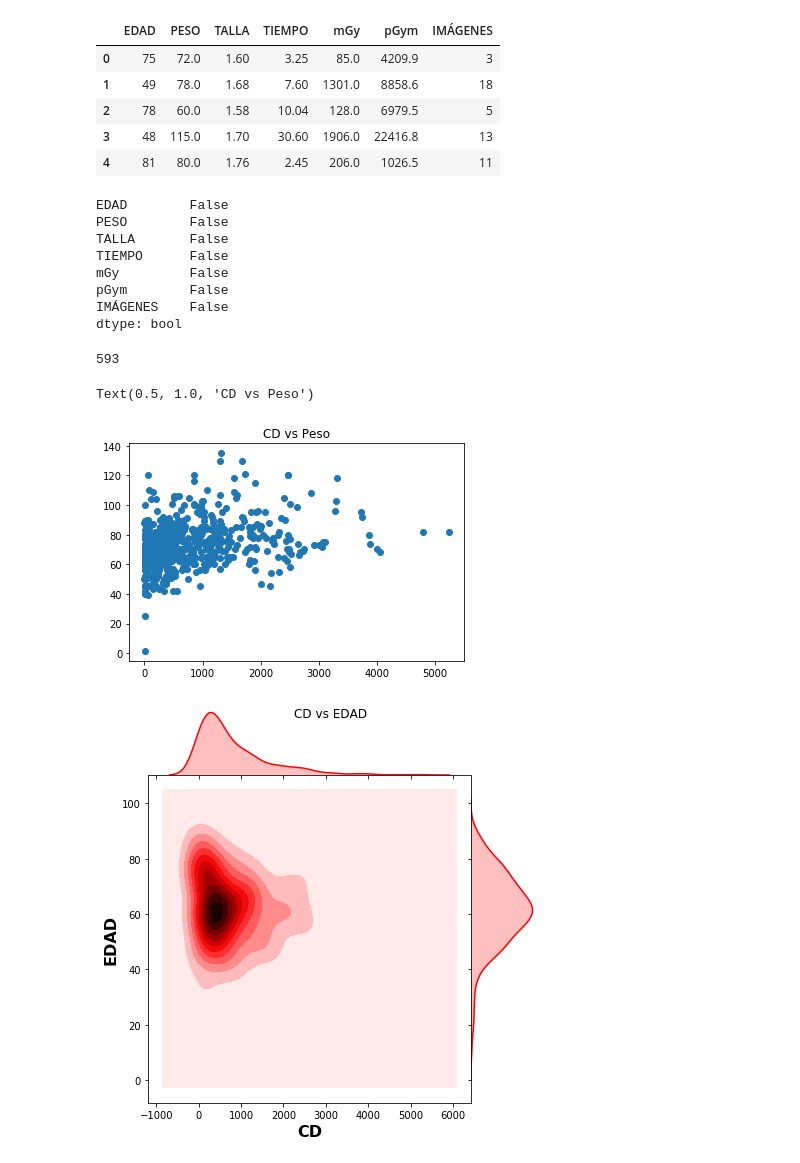
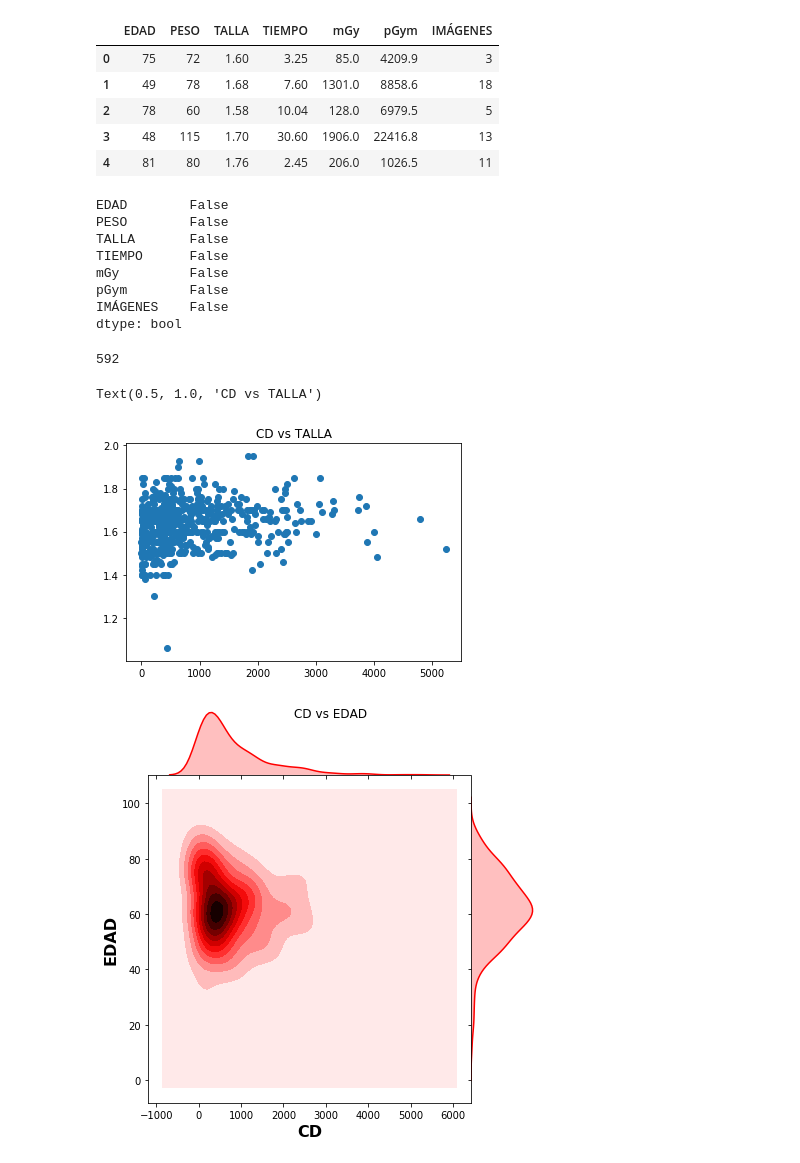
Before and after one commit to igomezv/cardio_dosis, a Jupyter notebook: GraficasCP.ipynb, the cells around one changed output. Drawn from its saved outputs; the diff is of its cells as text; code cells hidden in the pictures.

```diff
--- a/GraficasCP.ipynb
+++ b/GraficasCP.ipynb
@@ -8,7 +8,7 @@ from sklearn.decomposition import PCA
 
 %matplotlib notebook
 # %%
-file = "../cardio_dosis_data/CARDIOLOGIA DF_H.csv"
+file = "../cardio_dosis_data/cardio_clean_clustering_IMC.csv"
 # %%
 data = pd.read_csv(file,
                    usecols={'EDAD','PESO', 'TALLA', 'TIEMPO',
@@ -17,11 +17,11 @@ data = pd.read_csv(file,
 data.head()
 # %% [output]
 |  | EDAD | PESO | TALLA | TIEMPO | mGy | pGym | IMÁGENES |
-| 0 | 75 | 72.0 | 1.60 | 3.25 | 85.0 | 4209.9 | 3 |
-| 1 | 49 | 78.0 | 1.68 | 7.60 | 1301.0 | 8858.6 | 18 |
-| 2 | 78 | 60.0 | 1.58 | 10.04 | 128.0 | 6979.5 | 5 |
-| 3 | 48 | 115.0 | 1.70 | 30.60 | 1906.0 | 22416.8 | 13 |
-| 4 | 81 | 80.0 | 1.76 | 2.45 | 206.0 | 1026.5 | 11 |
+| 0 | 75 | 72 | 1.60 | 3.25 | 85.0 | 4209.9 | 3 |
+| 1 | 49 | 78 | 1.68 | 7.60 | 1301.0 | 8858.6 | 18 |
+| 2 | 78 | 60 | 1.58 | 10.04 | 128.0 | 6979.5 | 5 |
+| 3 | 48 | 115 | 1.70 | 30.60 | 1906.0 | 22416.8 | 13 |
+| 4 | 81 | 80 | 1.76 | 2.45 | 206.0 | 1026.5 | 11 |
 # %%
 type(data)
 data.isin(['NaN']).any()
@@ -38,13 +38,13 @@ dtype: bool
 versus_cd_val = data.values
 len(versus_cd_val)
 # %% [output]
-593
+592
 # %%
-plt.scatter(versus_cd_val[:,4],versus_cd_val[:,1])
-plt.title("CD vs Peso")
+plt.scatter(versus_cd_val[:,4],versus_cd_val[:,2])
+plt.title("CD vs TALLA")
 # %% [output]
-Text(0.5, 1.0, 'CD vs Peso')
+Text(0.5, 1.0, 'CD vs TALLA')
-[figure, old version]
+[figure, new version]
 # %%
 fig = sns.jointplot(versus_cd_val[:,4],versus_cd_val[:,0],
               kind="kde", space=0, color="r", cbar=False)
```
Also changed, not shown: parts of 2 cells of this notebook, 5 other files.
